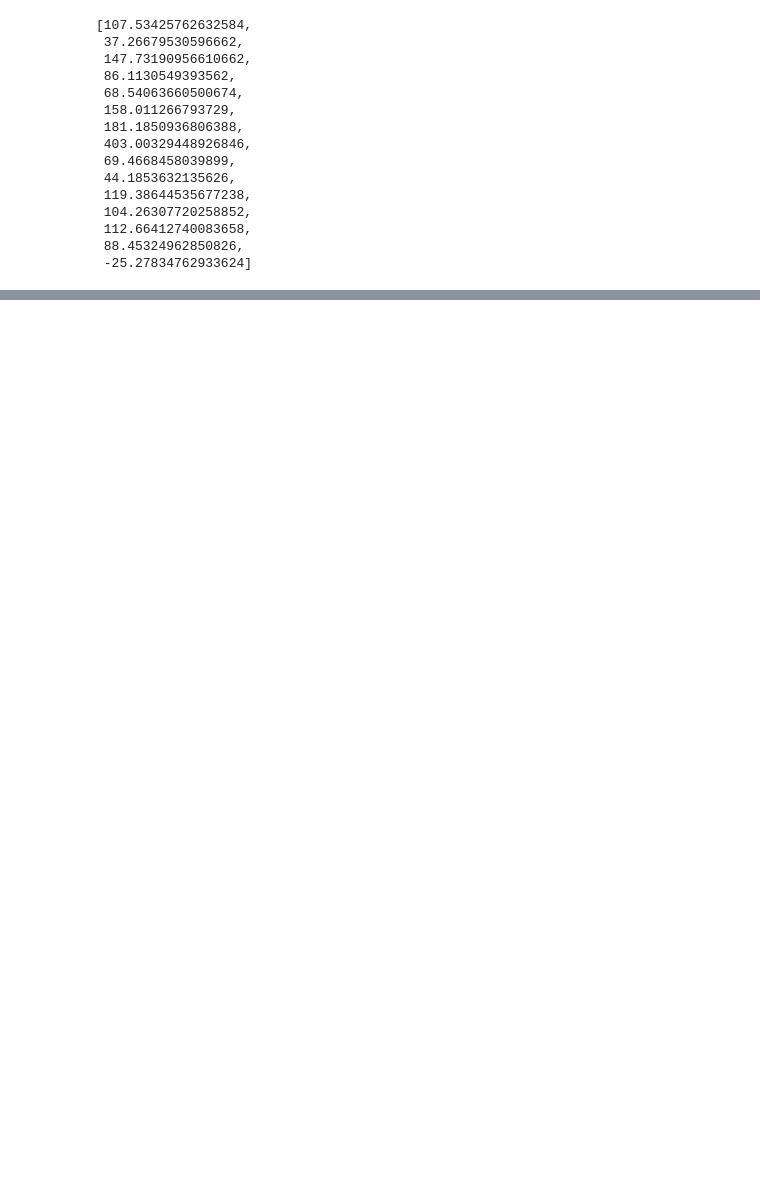
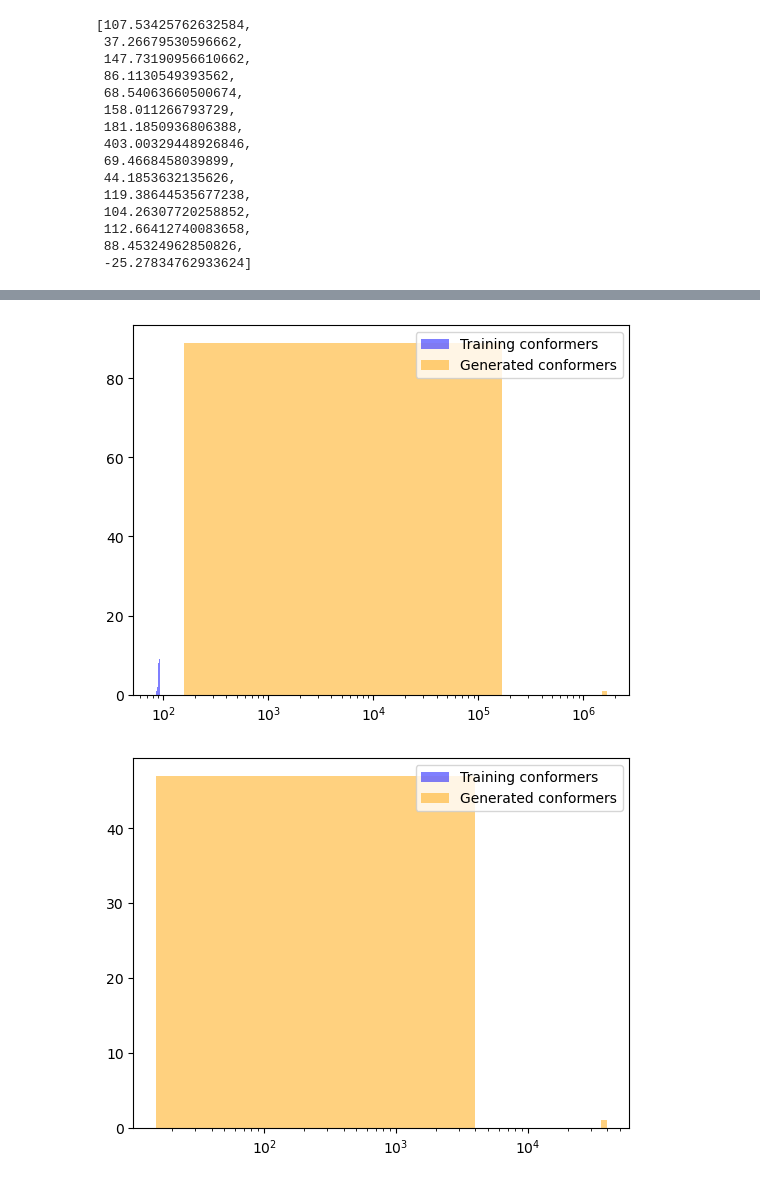
Before and after one commit to LenaNehale/torsional-diffusion, a Jupyter notebook: playground.ipynb, the cells around one changed output, grey strips where cells are left out. Drawn from its saved outputs; the diff is of its cells as text; code cells hidden in the pictures; blank space fills up the shorter version.

```diff
--- a/playground.ipynb
+++ b/playground.ipynb
@@ -186,11 +241,3 @@ batch.canonical_smi
  112.66412740083658,
  88.45324962850826,
  -25.27834762933624]
-# %%
-smi = 'C=CCOc1ccc(C2=NOC3C4CC(C23)C2C(=O)N(C)C(=O)C42)cc1'
-path = '/home/mila/l/lena-nehale.ezzine/scratch/torsional-diffusion/DRUGS/drugs'
-conformers = pickle.load(open(f'{path}/{smi}.pickle', 'rb'))['conformers']
-mmff_energies = []
-for i in range(len(conformers)):
-    mmff_energies.append(mmff_energy(conformers[i]['rd_mol']))
-plt.hist(mmff_energies, bins=10)
@@ -198,0 +244,16 @@ FileNotFoundError: [Errno 2] No such file or directory: '/home/mila/l/lena-nehal
+# %%
+generated_confs = pickle.load(open('conformers_20steps_boltz_T1000_train_first_10smis.pkl', 'rb'))
+path = '/home/mila/l/lena-nehale.ezzine/scratch/torsional-diffusion/DRUGS/drugs'
+#Iterate over the files in path and store their names
+smis = []
+for file in os.listdir(path):
+    smis.append(file.split('.')[0])
+print('smis', smis[:10])
+# Make a pickle filw with the ground truth confs for the first 10 smis
+training_confs = {}
+for i,smi in enumerate(smis[:10]):
+    if smi not in training_confs.keys():
+        training_confs[smi] = []
+    conf_smi = pickle.load(open(f'{path}/{smi}.pickle', 'rb'))['conformers']
+    for j in range(len(conf_smi)):
+        training_confs[smi].append(conf_smi[j]['rd_mol'])
@@ -198,0 +281,17 @@ FileNotFoundError: [Errno 2] No such file or directory: '/home/mila/l/lena-nehal
+# %%
+for smi in smis[1:10]:
+    mmff_energies = []
+    mmff_energies_generated = []
+    for i in range(len(training_confs[smi])):
+        mmff_energies.append(mmff_energy(training_confs[smi][i]))
+    for i in range(len(generated_confs[smi])):
+        mmff_energies_generated.append(mmff_energy(generated_confs[smi][i]))
+    plt.figure()
+    plt.hist(mmff_energies, bins=10, color='blue', alpha=0.5, label='Training conformers')
+    plt.hist(mmff_energies_generated, bins=10, color='orange', alpha=0.5, label='Generated conformers')
+    plt.legend()
+    plt.xscale('log')
+    #plt.title(f'{len(conformers)} conformers')
+# %% [output]
+[figure, added]
+[figure, added]
```
Also changed, not shown: parts of 23 cells of this notebook, 7 other files.
